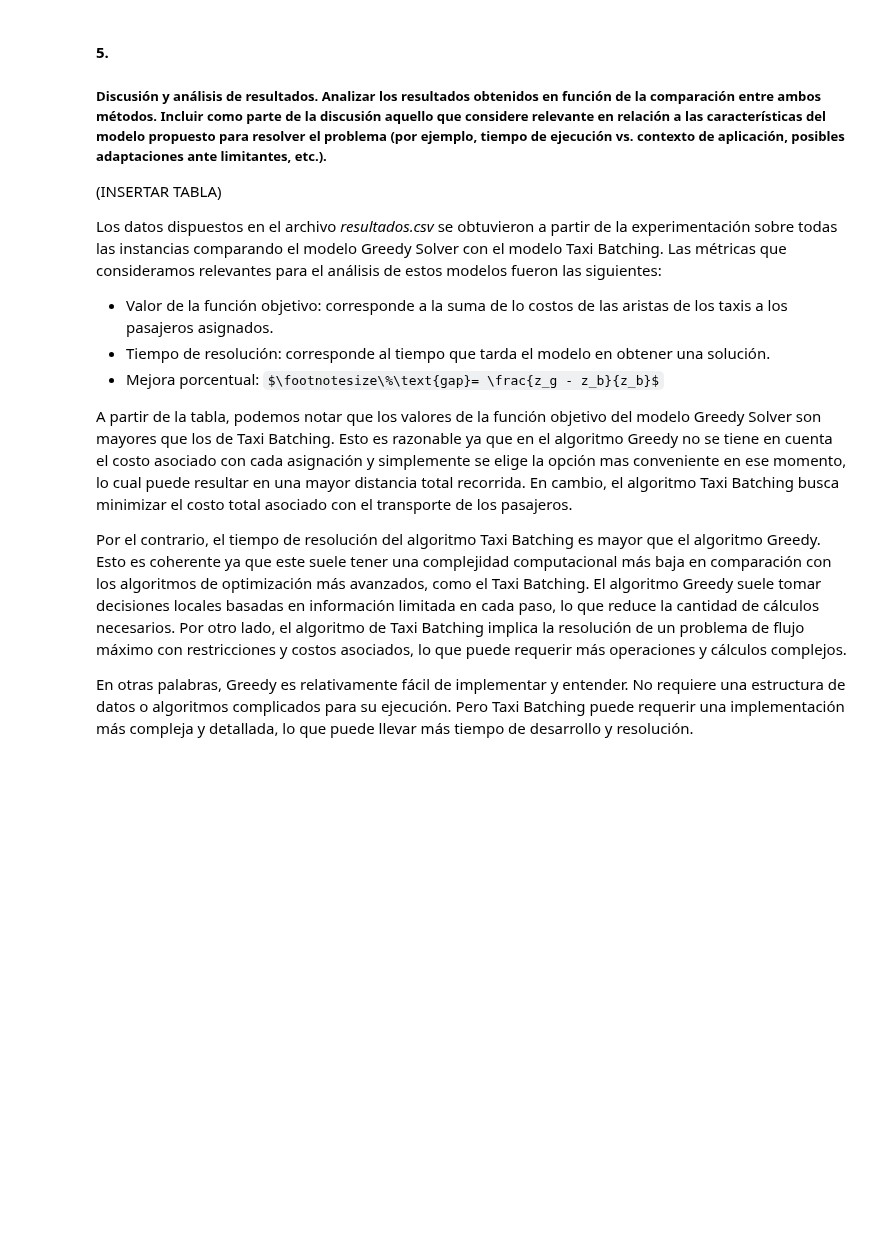
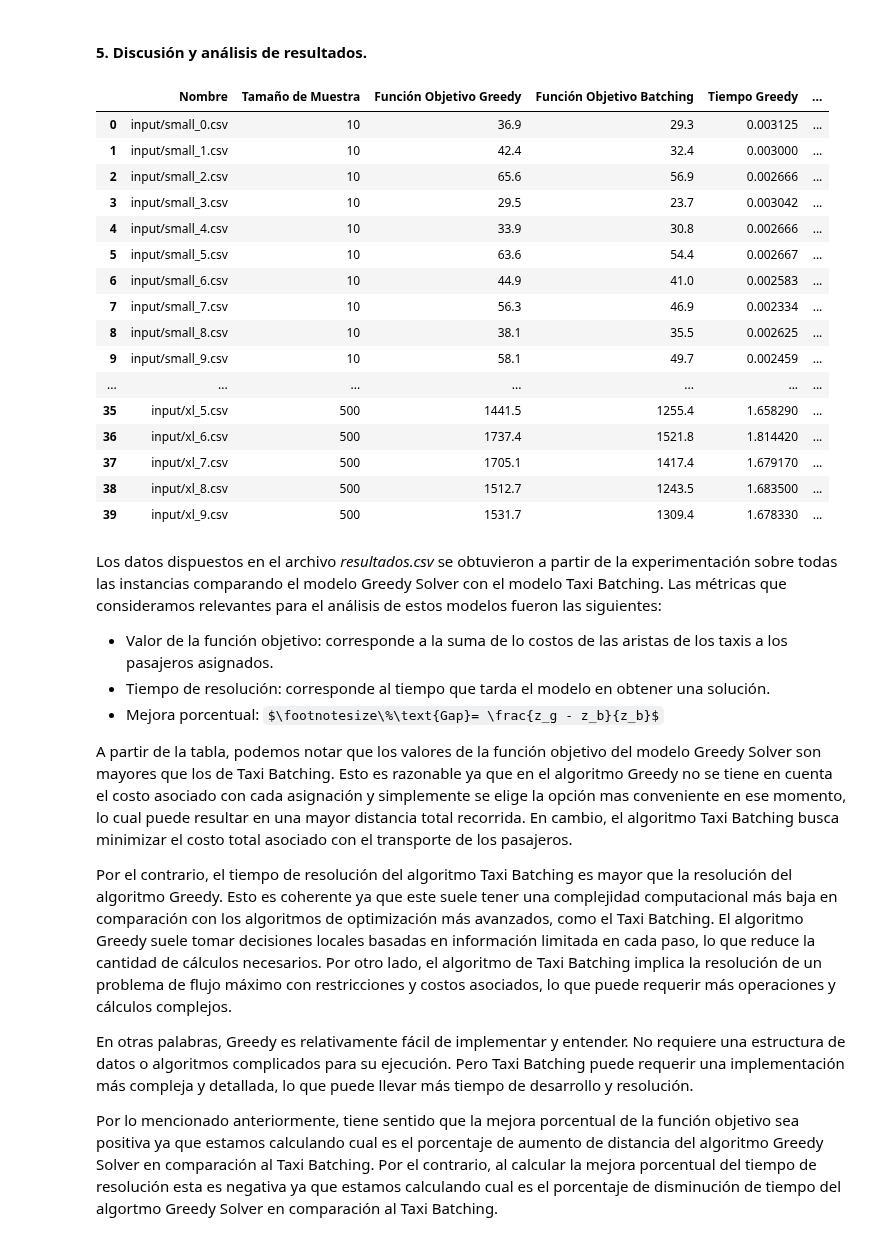
Before and after one commit to azulnogueraa/Logistica_Centralizada_de_Primera_Milla, a Jupyter notebook: informe.ipynb, the cells around one changed output. Saved outputs shown, nothing was run; the diff lists cells and outputs as text; code cells hidden in the pictures; some formulas as TeX source; blank space fills up the shorter version.

```diff
--- a/informe.ipynb
+++ b/informe.ipynb
@@ -73,20 +82,44 @@ h. Se detiene el cronómetro y se calcula el tiempo de resolución.
 - BatchingSolver::getSolution() const: Este método devuelve la solución de asignación de taxis resultante.
 
 - BatchingSolver::getSolutionStatus() const: Este método devuelve el estado.
+# %% [markdown]
+#### **5. Discusión y análisis de resultados.**
+# %%
+import pandas as pd
+
+data = pd.read_csv('resultados.csv')
+data
+# %% [output]
+|  | Nombre | Tamaño de Muestra | Función Objetivo Greedy | Función Objetivo Batching | Tiempo Greedy | ... |
+| 0 | input/small_0.csv | 10 | 36.9 | 29.3 | 0.003125 | ... |
+| 1 | input/small_1.csv | 10 | 42.4 | 32.4 | 0.003000 | ... |
+| 2 | input/small_2.csv | 10 | 65.6 | 56.9 | 0.002666 | ... |
+| 3 | input/small_3.csv | 10 | 29.5 | 23.7 | 0.003042 | ... |
+| 4 | input/small_4.csv | 10 | 33.9 | 30.8 | 0.002666 | ... |
+| 5 | input/small_5.csv | 10 | 63.6 | 54.4 | 0.002667 | ... |
+| 6 | input/small_6.csv | 10 | 44.9 | 41.0 | 0.002583 | ... |
+| 7 | input/small_7.csv | 10 | 56.3 | 46.9 | 0.002334 | ... |
+| 8 | input/small_8.csv | 10 | 38.1 | 35.5 | 0.002625 | ... |
+| 9 | input/small_9.csv | 10 | 58.1 | 49.7 | 0.002459 | ... |
+| ... | ... | ... | ... | ... | ... | ... |
+| 35 | input/xl_5.csv | 500 | 1441.5 | 1255.4 | 1.658290 | ... |
+| 36 | input/xl_6.csv | 500 | 1737.4 | 1521.8 | 1.814420 | ... |
+| 37 | input/xl_7.csv | 500 | 1705.1 | 1417.4 | 1.679170 | ... |
+| 38 | input/xl_8.csv | 500 | 1512.7 | 1243.5 | 1.683500 | ... |
+| 39 | input/xl_9.csv | 500 | 1531.7 | 1309.4 | 1.678330 | ... |
 # %% [markdown]
-#### **5.**
-##### **Discusión y análisis de resultados.** Analizar los resultados obtenidos en función de la comparación entre ambos métodos. Incluir como parte de la discusión aquello que considere relevante en relación a las características del modelo propuesto para resolver el problema (por ejemplo, tiempo de ejecución vs. contexto de aplicación, posibles adaptaciones ante limitantes, etc.).
-
-(INSERTAR TABLA)
 
 Los datos dispuestos en el archivo *resultados.csv* se obtuvieron a partir de la experimentación sobre todas las instancias comparando el modelo Greedy Solver con el modelo Taxi Batching. Las métricas que consideramos relevantes para el análisis de estos modelos fueron las siguientes:
 
 - Valor de la función objetivo: corresponde a la suma de lo costos de las aristas de los taxis a los pasajeros asignados.
 - Tiempo de resolución: corresponde al tiempo que tarda el modelo en obtener una solución.
-- Mejora porcentual: $\footnotesize\%\text{gap}= \frac{z_g - z_b}{z_b}$
+- Mejora porcentual:
+$\footnotesize\%\text{Gap}= \frac{z_g - z_b}{z_b}$
 
 A partir de la tabla, podemos notar que los valores de la función objetivo del modelo Greedy Solver son mayores que los de Taxi Batching. Esto es razonable ya que en el algoritmo Greedy no se tiene en cuenta el costo asociado con cada asignación y simplemente se elige la opción mas conveniente en ese momento, lo cual puede resultar en una mayor distancia total recorrida. En cambio, el algoritmo Taxi Batching busca minimizar el costo total asociado con el transporte de los pasajeros.
 
-Por el contrario, el tiempo de resolución del algoritmo Taxi Batching es mayor que el algoritmo Greedy. Esto es coherente ya que este suele tener una complejidad computacional más baja en comparación con los algoritmos de optimización más avanzados, como el Taxi Batching. El algoritmo Greedy suele tomar decisiones locales basadas en información limitada en cada paso, lo que reduce la cantidad de cálculos necesarios. Por otro lado, el algoritmo de Taxi Batching implica la resolución de un problema de flujo máximo con restricciones y costos asociados, lo que puede requerir más operaciones y cálculos complejos.
+Por el contrario, el tiempo de resolución del algoritmo Taxi Batching es mayor que la resolución del algoritmo Greedy. Esto es coherente ya que este suele tener una complejidad computacional más baja en comparación con los algoritmos de optimización más avanzados, como el Taxi Batching. El algoritmo Greedy suele tomar decisiones locales basadas en información limitada en cada paso, lo que reduce la cantidad de cálculos necesarios. Por otro lado, el algoritmo de Taxi Batching implica la resolución de un problema de flujo máximo con restricciones y costos asociados, lo que puede requerir más operaciones y cálculos complejos.
 
 En otras palabras, Greedy es relativamente fácil de implementar y entender. No requiere una estructura de datos o algoritmos complicados para su ejecución. Pero Taxi Batching puede requerir una implementación más compleja y detallada, lo que puede llevar más tiempo de desarrollo y resolución.
+
+Por lo mencionado anteriormente, tiene sentido que la mejora porcentual de la función objetivo sea positiva ya que estamos calculando cual es el porcentaje de aumento de distancia del algoritmo Greedy Solver en comparación al Taxi Batching. Por el contrario, al calcular la mejora porcentual del tiempo de resolución esta es negativa ya que estamos calculando cual es el porcentaje de disminución de tiempo del algortmo Greedy Solver en comparación al Taxi Batching.
```
Also changed, not shown: parts of 13 cells of this notebook, 14 other files.
